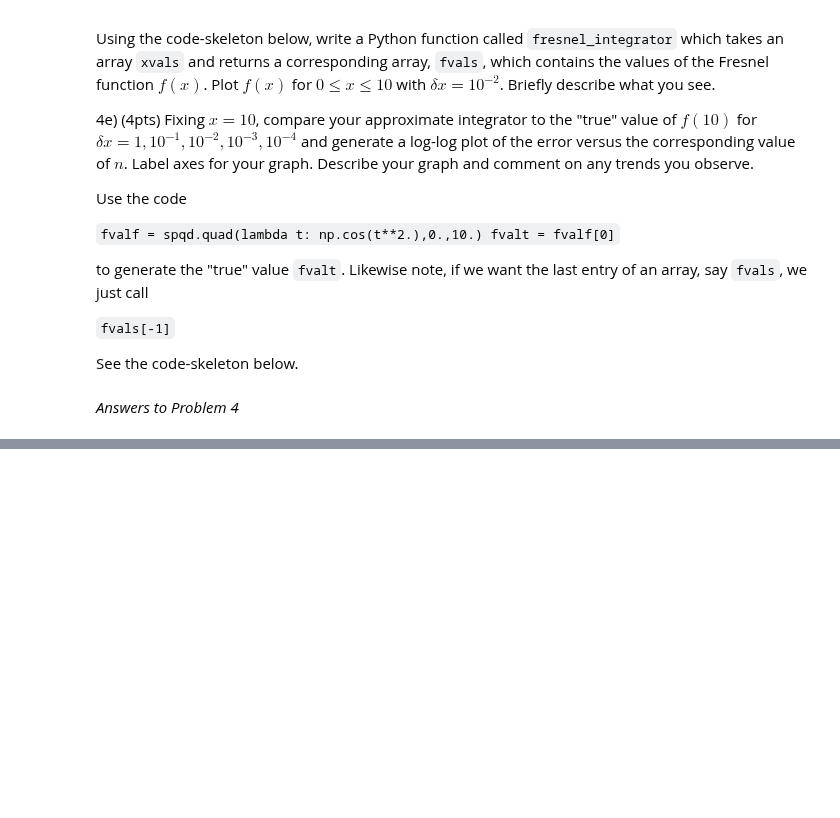
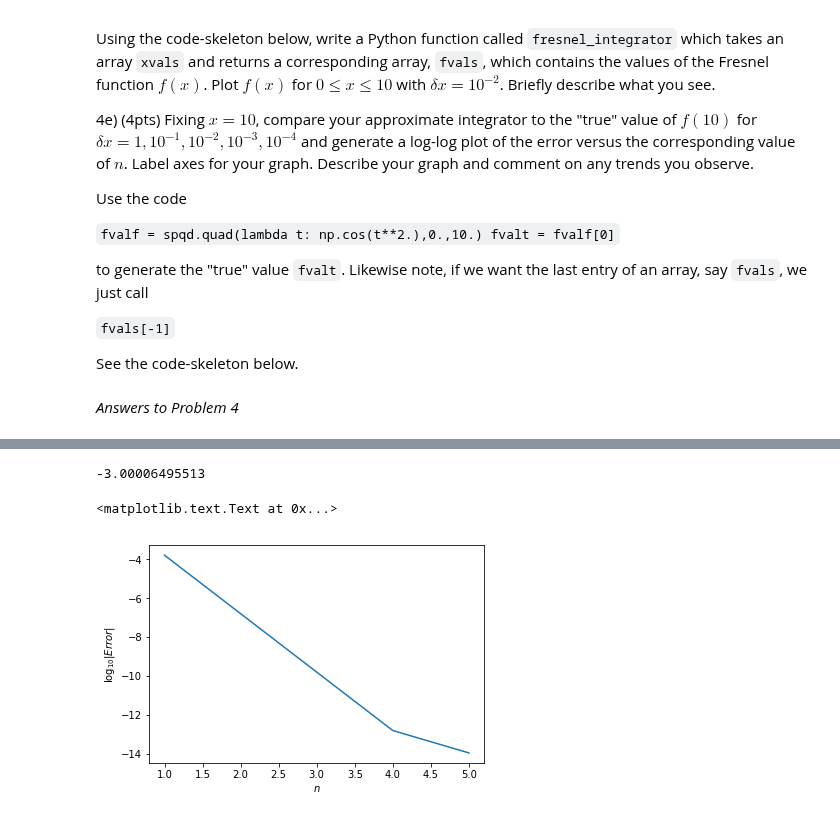
Before and after one commit to cwcurtis/Math-340-Notebooks, a Jupyter notebook: Assignments/Assignment_Six.ipynb, the cells around one changed output, grey strips where cells are left out. Saved outputs shown, nothing was run; the diff lists cells and outputs as text; code cells hidden in the pictures; blank space fills up the shorter version.

```diff
--- a/Assignments/Assignment_Six.ipynb
+++ b/Assignments/Assignment_Six.ipynb
@@ -184,16 +187,21 @@ plt.xlabel('$f(x)$')
 # %%
 # You add in the missing code
-fvalf = spqd.quad(lambda t: np.cos(t**2.),0.,10.)
+fvalf = spqd.quad(lambda t: np.cos(t**2.),0.,1.)
 fvalt = fvalf[0]
 
-nvals = np.array([])
-evals = np.zeros()
+nvals = np.array([1e1,1e2,1e3,1e4,1e5])
+evals = np.zeros(nvals.size)
 
-for ll in xrange(0,):
-    xvals =
+for ll in xrange(0,nvals.size):
+    xvals = np.linspace(0.,1.,nvals[ll]+1)
     fvals = fresnel_integrator(xvals)
-    evals[ll] = np.log10(np.abs(fvals[-1]-fvalt))
+    evals[ll] = np.log10(np.abs(fvals[int(nvals[ll])]-fvalt))
 
 plt.plot(np.log10(nvals),evals)
+print evals[2]-evals[1]
 plt.xlabel('$n$')
 plt.ylabel('$\log_{10}|Error|$')
+# %% [output]
+-3.00006495513
+<matplotlib.text.Text at 0x...>
+[figure, added]
```
Also changed, not shown: parts of 1 cell of this notebook, 2 other files.
